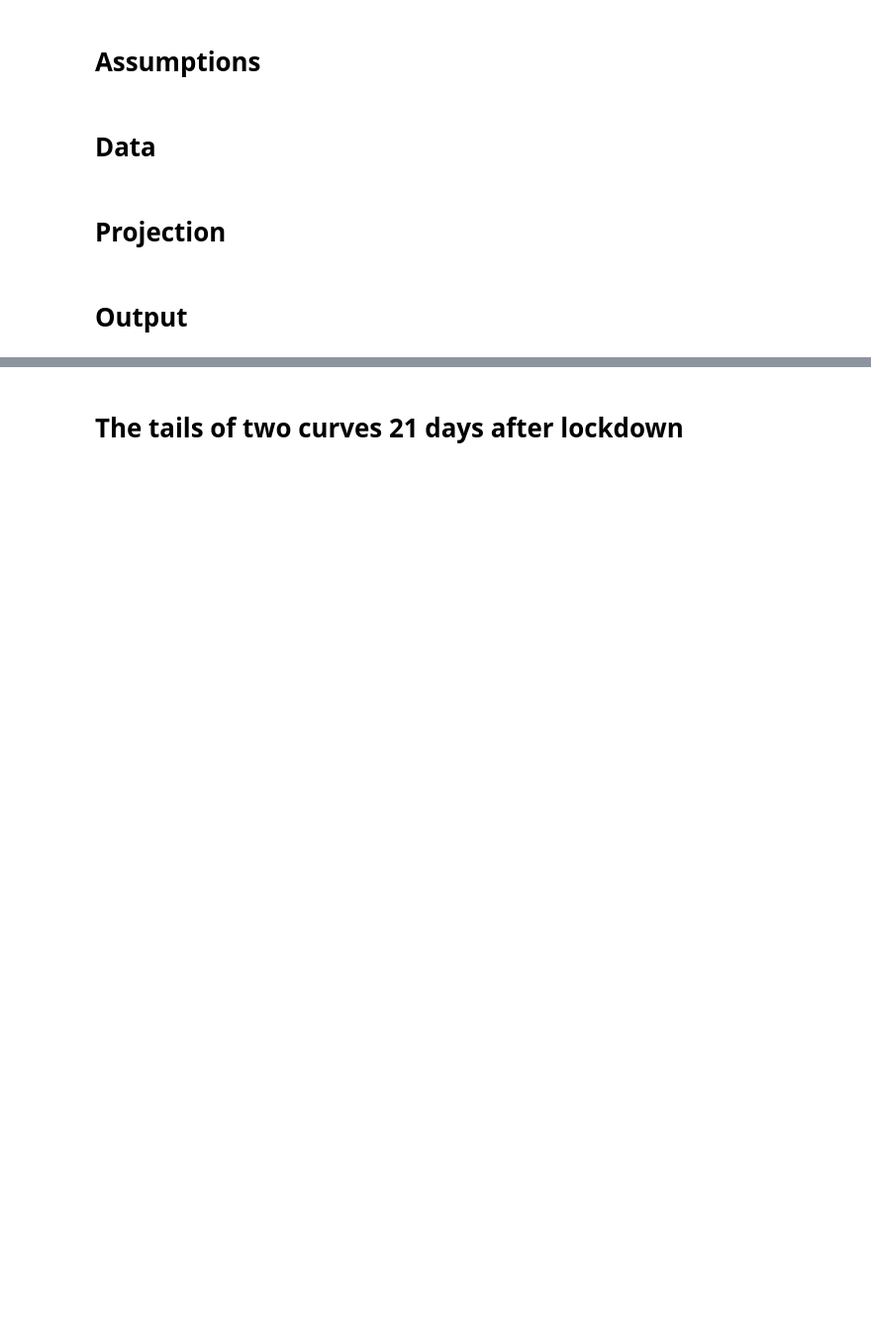
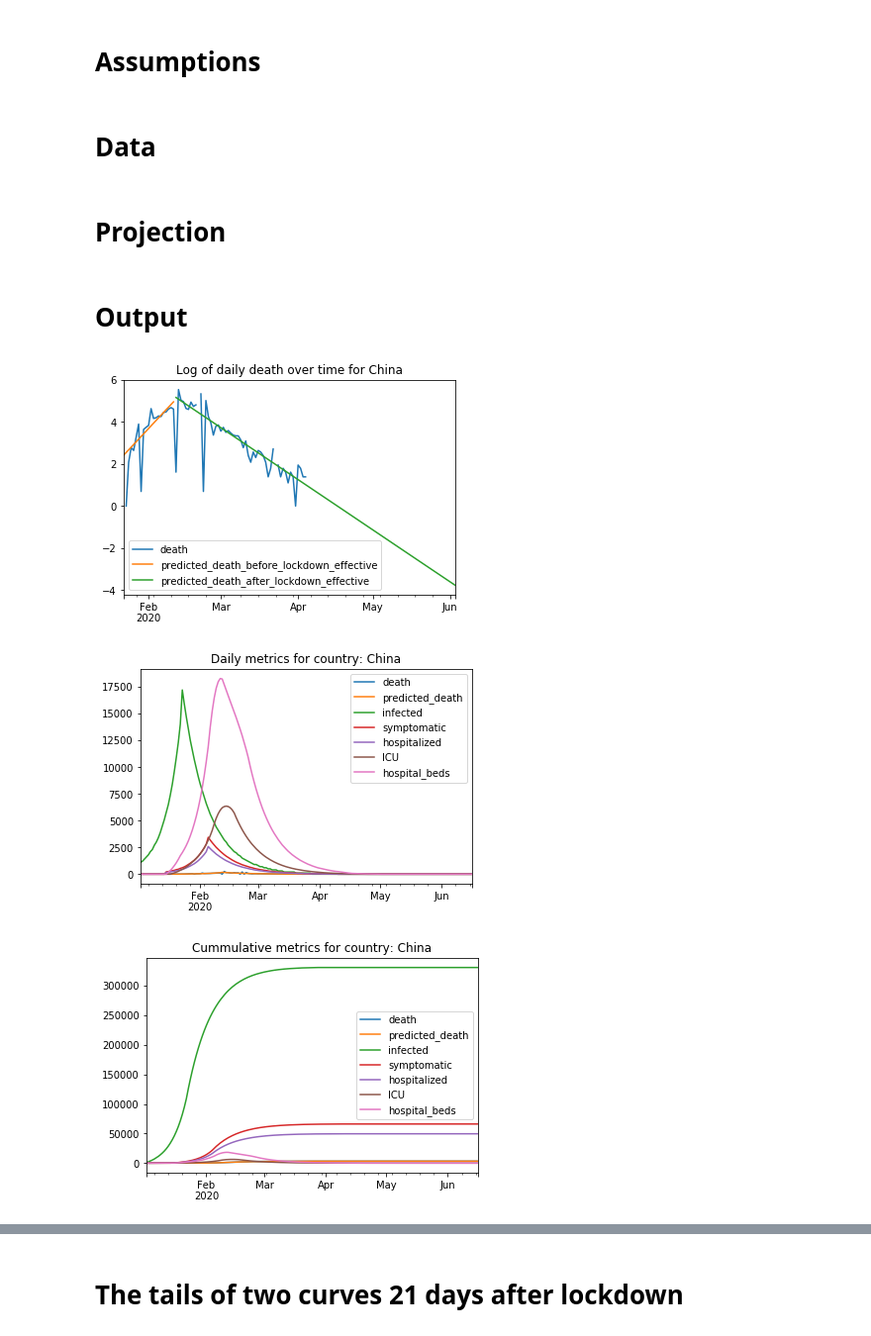
Before and after one commit to huonghuynhsc/COVID-19, a Jupyter notebook: prognosis/Prognosis.ipynb, the cells around one changed output, grey strips where cells are left out. Shown at 99% size. Cells and saved outputs as stored; diff of their text form; code cells hidden in the pictures; blank space fills up the shorter version.

Commit message:
Added method to plot metrics of country

```diff
--- a/prognosis/Prognosis.ipynb
+++ b/prognosis/Prognosis.ipynb
@@ -211,8 +220,9 @@ def get_daily_metrics_from_death_data(local_death_data, forecast_horizon=60, loc
                       daily_hospital_beds_need,
                       daily_ICU_need], axis=1, sort=True).fillna(0)
 # %%
-def get_daily_predicted_metrics_from_death_data(local_death_data, forecast_horizon=60, lockdown_date=None):
-    daily_predicted_death = get_daily_predicted_death(local_death_data, forecast_horizon, lockdown_date)
+def get_daily_metrics_from_death_data(local_death_data, forecast_horizon=60, lockdown_date=None):
+    daily_predicted_death, daily_predicted_death_before, _ = get_daily_predicted_death(local_death_data,
+                                                                                    forecast_horizon, lockdown_date)
     daily_local_death_new = local_death_data.diff().fillna(0)
     daily_local_death_new.columns = ['death']
     daily_infected_cases_new = get_infected_cases(daily_predicted_death)
@@ -244,19 +253,11 @@ def get_cummulative_predicted_metrics_from_death_data(local_death_data, forecast
 # %%
-def plot_log_death_new_by_country(country, lockdown_date=None):
-    local_death_data = death_data.query('Country == "{}"'.format(country)).iloc[:,4:].T.sum(axis=1).to_frame()
-    local_death_data.index = pd.to_datetime(local_death_data.index)
+def plot_log_death_new_by_country(country, forecast_horizon=60, lockdown_date=None):
+    local_death_data = get_death_data_by_country(country)
     daily_local_death_new = local_death_data.diff().fillna(0)
     daily_local_death_new.columns = ['death']
     log_daily_death = np.log(daily_local_death_new)
-    #log_daily_death.dropna(inplace=True)
-    log_daily_death.plot(kind='bar', title="Log of daily death over time for {}".format(country))
+    #log_daily_death.plot(kind='bar', title="Log of daily death over time for {}".format(country))
     log_predicted_death_before, log_predicted_death_after = get_log_daily_predicted_death(local_death_data,
                                                                                 lockdown_date=lockdown_date)
-    pd.concat([log_daily_death, log_predicted_death_before, log_predicted_death_after], axis=1).plot()
+    pd.concat([log_daily_death, log_predicted_death_before, log_predicted_death_after],
+              axis=1).plot(title="Log of daily death over time for {}".format(country))
-# %%
-local_death_data = death_data.query('Country == "China"').iloc[:,4:].T.sum(axis=1).to_frame()
-local_death_data.index = pd.to_datetime(local_death_data.index)
-daily_local_death_new = local_death_data.diff().fillna(0)
-daily_local_death_new.columns = ['death']
-log_daily_death = np.log(daily_local_death_new)
-log_daily_death.plot(kind='bar')
@@ -288,2 +264,16 @@ log_daily_death.plot(kind='bar', ax=ax)
+# %%
+def plot_metrics_by_country(country, forecast_horizon=60, lockdown_date=None,
+                            metrics=['death', 'predicted_death', 'infected',
+                                     'symptomatic', 'hospitalized', 'ICU', 'hospital_beds']):
+    plot_log_death_new_by_country(country, forecast_horizon, lockdown_date)
+    local_death_data = get_death_data_by_country(country)
+    daily_metrics = get_daily_metrics_from_death_data(local_death_data, forecast_horizon, lockdown_date)
+    daily_metrics[metrics].plot(title="Daily metrics for country: {}".format(country))
+    cummulative_metrics = get_cummulative_metrics_from_death_data(local_death_data, forecast_horizon, lockdown_date)
+    cummulative_metrics[metrics].plot(title="Cummulative metrics for country: {}".format(country))
 # %%
-plot_log_death_new_by_country('China', lockdown_date='20200123')
+plot_metrics_by_country('China', lockdown_date='20200123')
+# %% [output]
+[figure, added]
+[figure, added]
+[figure, added]
```
Also changed, not shown: parts of 33 cells of this notebook.
